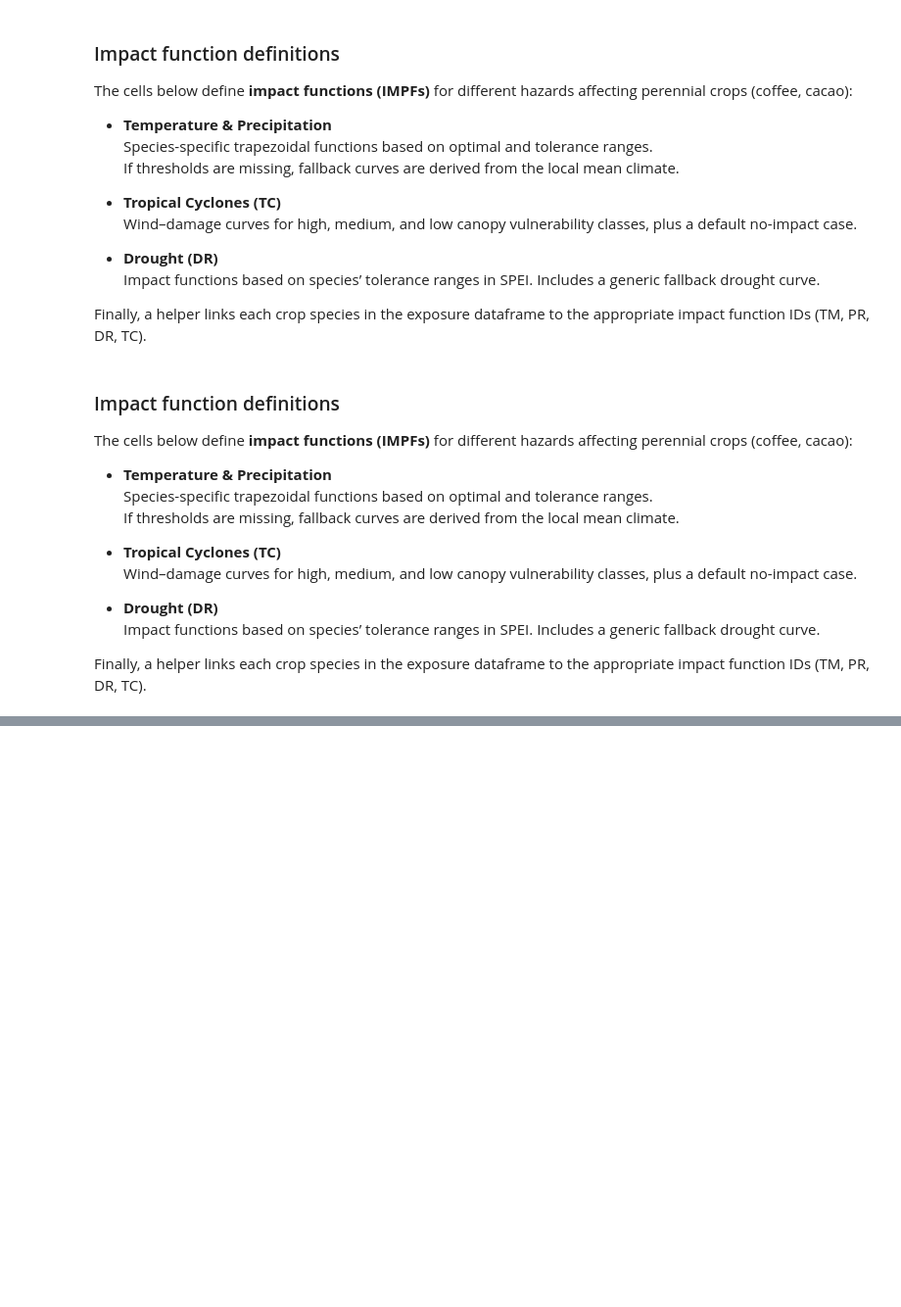
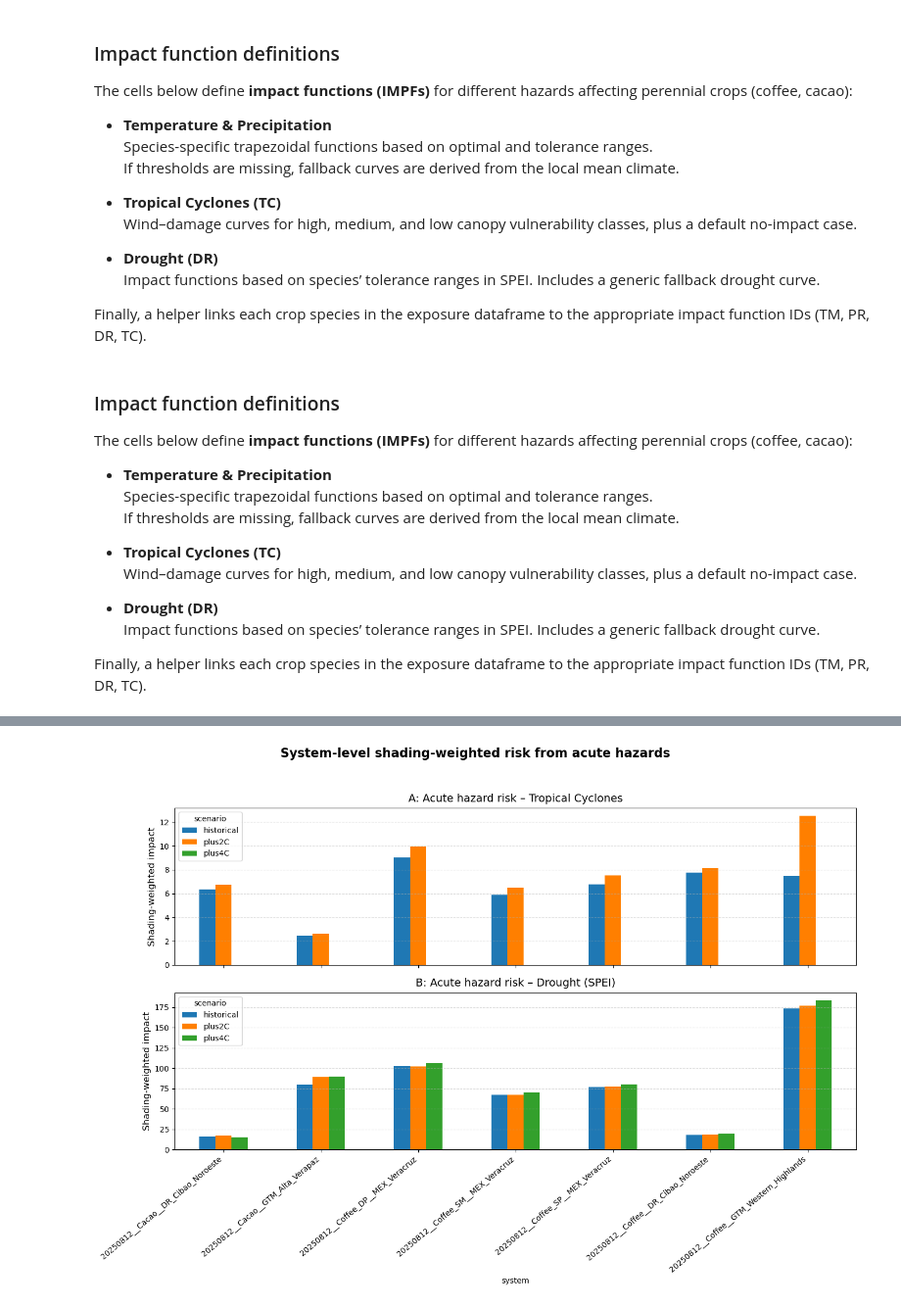
Before and after one commit to zeliest/biofincas_climate_risk, a Jupyter notebook: risk_agroforest.ipynb, the cells around one changed output, grey strips where cells are left out. Shown at 98% size. Saved outputs shown, nothing was run; the diff lists cells and outputs as text; code cells hidden in the pictures; blank space fills up the shorter version.

```diff
--- a/risk_agroforest.ipynb
+++ b/risk_agroforest.ipynb
@@ -1585,0 +1564,88 @@ for plot_name, scenario_dict in impact_results.items():
+# %%
+import pandas as pd
+import matplotlib.pyplot as plt
+import numpy as np
+
+scenarios = ["historical", "plus2C", "plus4C"]
+hazards = ["TC", "SPEI"]
+scenario_colors = {
+    "historical": "#1f78b4",
+    "plus2C": "#ff7f00",
+    "plus4C": "#33a02c"
+}
+
+# =========================
+# 1) Build long table
+# =========================
+all_impacts = []
+for system, scen_dict in impact_results.items():
+    for scenario, haz_dict in scen_dict.items():
+        for haz, imp in haz_dict.items():
+            if haz not in hazards:
+                continue
+
+            # ✅ use exposures from dict
+            df_tmp = exposures_present[system].gdf.copy()
+            df_tmp["system"] = system
+            df_tmp["scenario"] = scenario
+            df_tmp["hazard"] = haz
+
+            # Shading value
+            df_tmp["shading_value"] = (
+                df_tmp["Plants/ha"] * df_tmp["Per-tree shading (%)"] / 100.0
+            )
+
+            # Scale by shading
+            df_tmp["impact"] = impact_results[system][scenario][haz].eai_exp
+            df_tmp["shading_weighted_impact"] = (
+                df_tmp["impact"] * df_tmp["shading_value"]
+            )
+
+            all_impacts.append(df_tmp)
+
+df_all_impacts = pd.concat(all_impacts, ignore_index=True)
+
+# =========================
+# 2) Collapse to system × hazard × scenario
+# =========================
+panel_impacts = (
+    df_all_impacts
+    .groupby(["system", "hazard", "scenario"])["shading_weighted_impact"]
+    .sum()
+    .unstack(fill_value=0)
+    .reset_index()
+)
+
+# Pivot by hazard
+tc_impacts = panel_impacts[panel_impacts["hazard"] == "TC"].set_index("system")
+spei_impacts = panel_impacts[panel_impacts["hazard"] == "SPEI"].set_index("system")
+systems_order = tc_impacts.index.unique().tolist()
+
+# =========================
+# 3) PLOT
+# =========================
+fig, axes = plt.subplots(2, 1, figsize=(14, 10), sharex=True)
+fig.subplots_adjust(hspace=0.5, top=0.9, bottom=0.2)
+
+# Panel A: Tropical Cyclones
+tc_impacts[scenarios].loc[systems_order].plot(
+    kind="bar", ax=axes[0], color=[scenario_colors[s] for s in scenarios]
+)
+axes[0].set_title("A: Acute hazard risk – Tropical Cyclones", fontsize=14, pad=8)
+axes[0].set_ylabel("Shading-weighted impact", fontsize=12)
+axes[0].grid(axis="y", linestyle="--", alpha=0.4)
+
+# Panel B: Drought
+spei_impacts[scenarios].loc[systems_order].plot(
+    kind="bar", ax=axes[1], color=[scenario_colors[s] for s in scenarios]
+)
+axes[1].set_title("B: Acute hazard risk – Drought (SPEI)", fontsize=14, pad=8)
+axes[1].set_ylabel("Shading-weighted impact", fontsize=12)
+axes[1].grid(axis="y", linestyle="--", alpha=0.4)
+axes[1].set_xticklabels(systems_order, rotation=40, ha="right")
+
+fig.suptitle("System-level shading-weighted risk from acute hazards", fontsize=16, weight="bold")
+plt.tight_layout(rect=[0, 0, 1, 0.95])
+plt.show()
+# %% [output]
+[figure, added]
```
Also changed, not shown: parts of 21 cells of this notebook, 14 other files.
